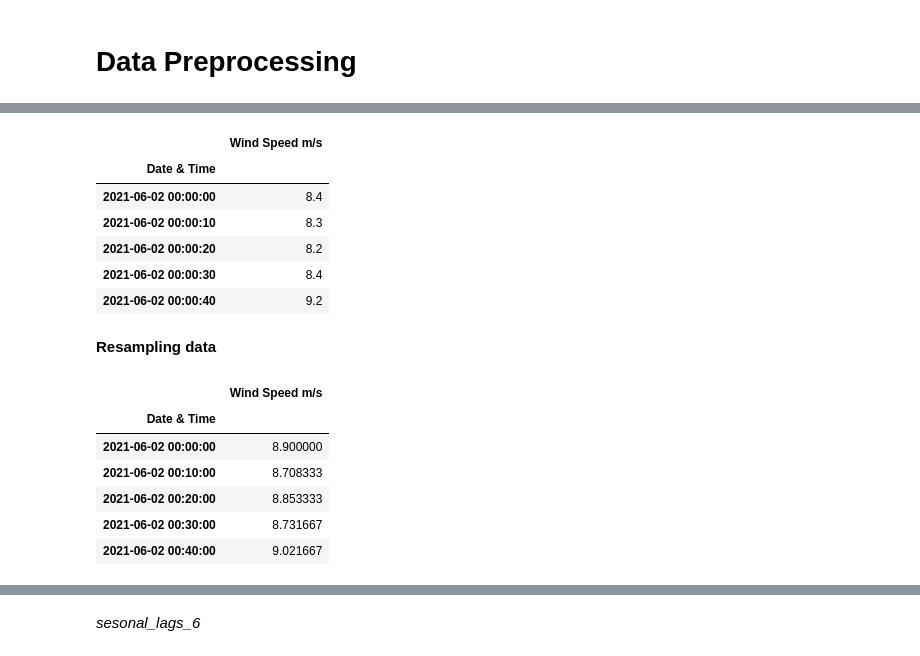
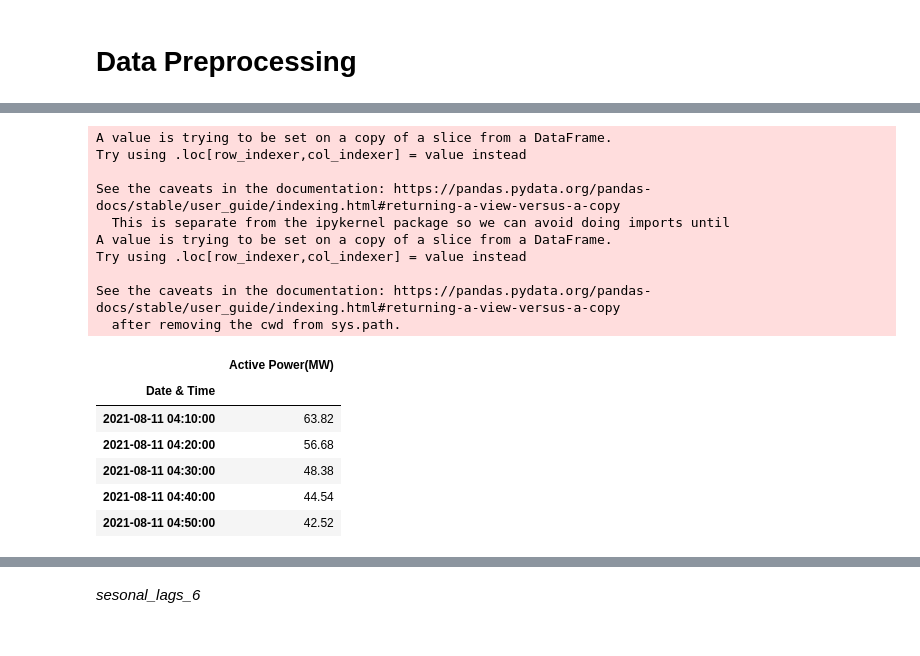
Before and after one commit to entc-17-fyp-20/WPF_Data_Visualization, a Jupyter notebook: SARIMA_Wind_Speed.ipynb, the cells around one changed output, grey strips where cells are left out. Cells and saved outputs as stored; diff of their text form; code cells hidden in the pictures.

```diff
--- a/SARIMA_Wind_Speed.ipynb
+++ b/SARIMA_Wind_Speed.ipynb
@@ -15,3 +31,8 @@ import matplotlib
 import pmdarima as pm
 # %% [markdown]
 # **Data Preprocessing**
+# %%
+df = pd.read_csv('https://raw.githubusercontent.com/entc-17-fyp-20/Datasets/main/August-2021%20Mannar%20Wind%20Data1.csv')
+df = df.rename(columns = {'TimeStamp': 'Date & Time', 'Average  Wind Speed(m/s)': 'Wind Speed (m/s)', 'Average  Wind Dirction(deg)':'Wind Direction(deg)','Average Active Power(MW)':'Active Power(MW)'}, inplace = False)
+df=df[['Date & Time','Active Power(MW)','Wind Speed (m/s)','Wind Direction(deg)']]
+df
@@ -18,29 +53,26 @@ import pmdarima as pm
 # %%
-df = pd.read_csv('https://raw.githubusercontent.com/entc-17-fyp-20/Datasets/main/V13%20June%2010%20sec%20data.csv')
-df=df[['Date & Time','Wind Speed m/s']]
-df['Date & Time'] = pd.to_datetime(df['Date & Time'], format="%d/%m/%Y %H:%M:%S")
-df["Wind Speed m/s"] = pd.to_numeric(df["Wind Speed m/s"])
+#df = pd.read_csv('https://raw.githubusercontent.com/entc-17-fyp-20/Datasets/main/V13%20June%2010%20sec%20data.csv')
+df=df[['Date & Time','Active Power(MW)']]
+df['Date & Time'] = pd.to_datetime(df['Date & Time'], format="%m/%d/%Y %H:%M")
+df["Active Power(MW)"] = pd.to_numeric(df["Active Power(MW)"])
 df.set_index('Date & Time',inplace=True)
-df=df.head(10000)
+df=df.tail(3000)
 df.head()
 # %% [output]
+A value is trying to be set on a copy of a slice from a DataFrame.
+Try using .loc[row_indexer,col_indexer] = value instead
+
+See the caveats in the documentation: https://pandas.pydata.org/pandas-docs/stable/user_guide/indexing.html#returning-a-view-versus-a-copy
+  This is separate from the ipykernel package so we can avoid doing imports until
+A value is trying to be set on a copy of a slice from a DataFrame.
+Try using .loc[row_indexer,col_indexer] = value instead
+
+See the caveats in the documentation: https://pandas.pydata.org/pandas-docs/stable/user_guide/indexing.html#returning-a-view-versus-a-copy
+  after removing the cwd from sys.path.
-|  | Wind Speed m/s |
+|  | Active Power(MW) |
 | Date & Time |  |
-| 2021-06-02 00:00:00 | 8.4 |
-| 2021-06-02 00:00:10 | 8.3 |
-| 2021-06-02 00:00:20 | 8.2 |
-| 2021-06-02 00:00:30 | 8.4 |
-| 2021-06-02 00:00:40 | 9.2 |
+| 2021-08-11 04:10:00 | 63.82 |
+| 2021-08-11 04:20:00 | 56.68 |
+| 2021-08-11 04:30:00 | 48.38 |
+| 2021-08-11 04:40:00 | 44.54 |
+| 2021-08-11 04:50:00 | 42.52 |
-# %% [markdown]
-**Resampling data**
-# %%
-df_resampled = df.resample('10min').mean()
-df_resampled.head()
-# %% [output]
-|  | Wind Speed m/s |
-| Date & Time |  |
-| 2021-06-02 00:00:00 | 8.900000 |
-| 2021-06-02 00:10:00 | 8.708333 |
-| 2021-06-02 00:20:00 | 8.853333 |
-| 2021-06-02 00:30:00 | 8.731667 |
-| 2021-06-02 00:40:00 | 9.021667 |
```
Also changed, not shown: parts of 23 cells of this notebook.
